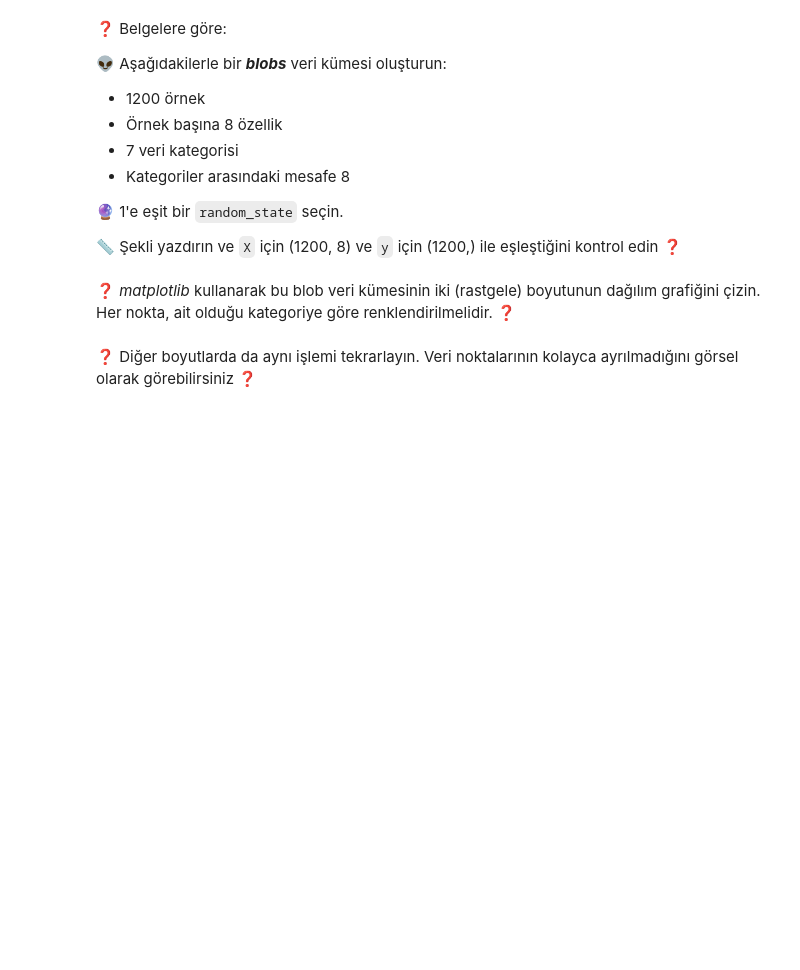
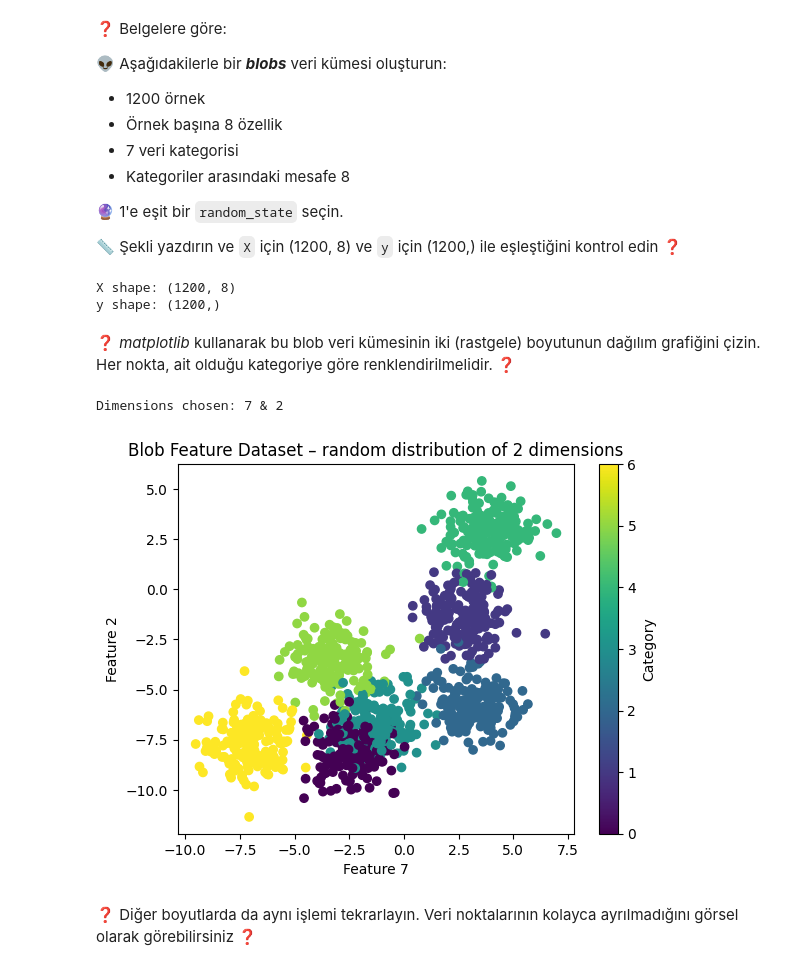
Before and after one commit to zeynepdilaytoptas/S18D2-S-Data-multiclass-classification, a Jupyter notebook: multiclass_classification.ipynb, the cells around one changed output. Saved outputs shown, nothing was run; the diff lists cells and outputs as text; code cells hidden in the pictures; blank space fills up the shorter version.

Commit message:
Visualization of multiclass blobs datasets

```diff
--- a/multiclass_classification.ipynb
+++ b/multiclass_classification.ipynb
@@ -35,2 +33,25 @@
+# %%
+import numpy as np
+import pandas as pd
+import matplotlib.pyplot as plt
+import seaborn as sns
+from sklearn.datasets import make_blobs
+import tensorflow as tf
+from tensorflow import keras
+
+X, y = make_blobs(
+    n_samples=1200,
+    n_features=8,
+    centers=7,
+    cluster_std=1.0,
+    center_box=(-8, 8),
+    random_state=1
+)
+
+print("X shape:", X.shape)
+print("y shape:", y.shape)
+# %% [output]
+X shape: (1200, 8)
+y shape: (1200,)
 # %% [markdown]
 ❓ _matplotlib_ kullanarak bu blob veri kümesinin iki (rastgele) boyutunun dağılım grafiğini çizin. Her nokta, ait olduğu kategoriye göre renklendirilmelidir. ❓
@@ -39,2 +58,33 @@
+# %%
+X, y = make_blobs(
+    n_samples=1200,
+    n_features=8,
+    centers=7,
+    cluster_std=1.0,
+    center_box=(-8, 8),
+    random_state=1
+)
+np.random.seed(1)
+dims = np.random.choice(X.shape[1], size=2, replace=False)
+
+dim1, dim2 = dims
+print(f"Dimensions chosen: {dim1} & {dim2}")
+
+
+plt.figure()
+scatter = plt.scatter(
+    X[:, dim1],
+    X[:, dim2],
+    c=y
+)
+
+plt.xlabel(f"Feature {dim1}")
+plt.ylabel(f"Feature {dim2}")
+plt.title("Blob Feature Dataset – random distribution of 2 dimensions")
+plt.colorbar(scatter, label="Category")
+plt.show()
+# %% [output]
+Dimensions chosen: 7 & 2
+[figure, added]
 # %% [markdown]
 ❓ Diğer boyutlarda da aynı işlemi tekrarlayın. Veri noktalarının kolayca ayrılmadığını görsel olarak görebilirsiniz ❓
```
Also changed, not shown: parts of 28 cells of this notebook.
